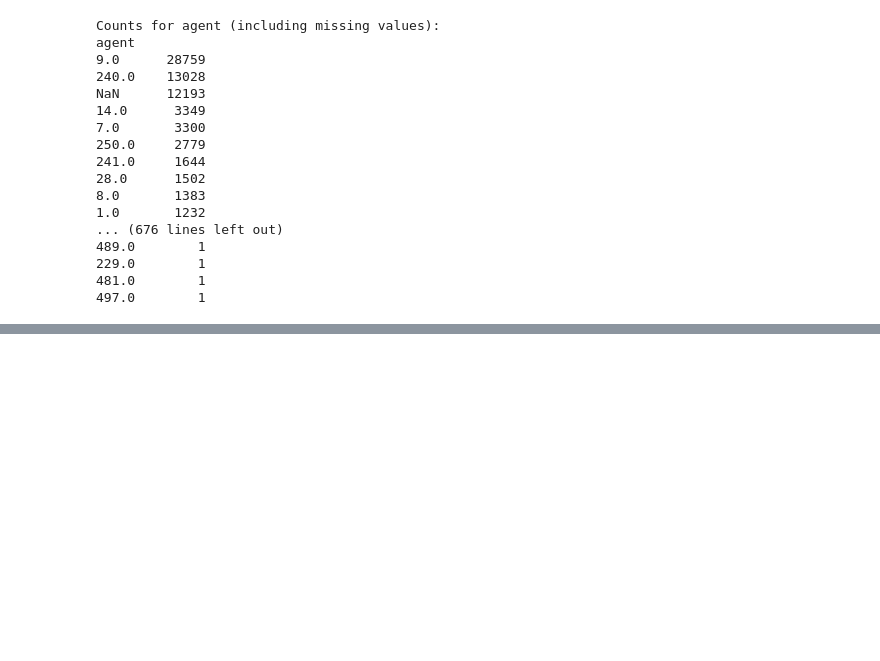
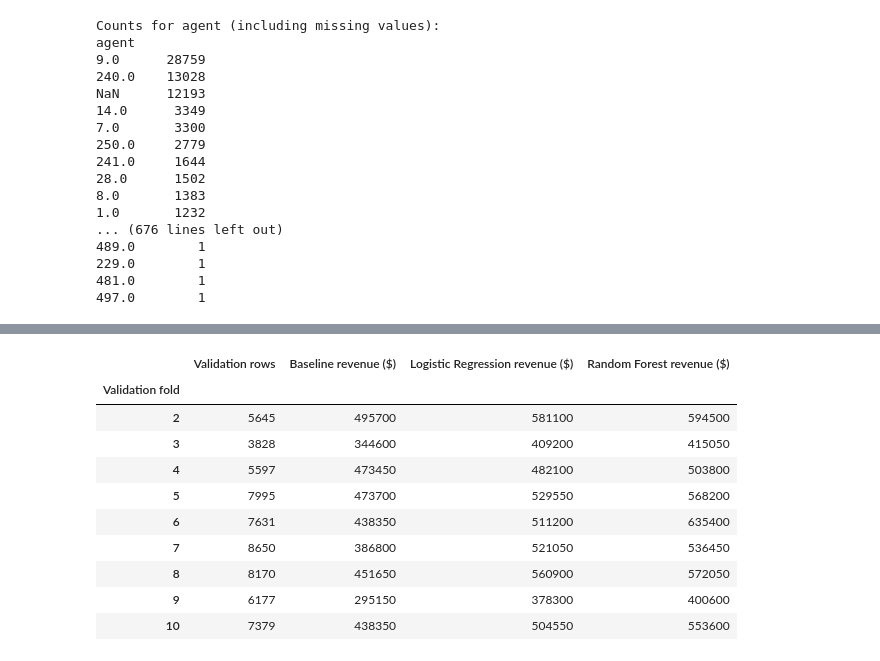
Before and after one commit to ColeUmland/Statistical-Learning-Capstone, a Jupyter notebook: Capstone.ipynb, the cells around one changed output, grey strips where cells are left out. Saved outputs shown, nothing was run; the diff lists cells and outputs as text; code cells hidden in the pictures; blank space fills up the shorter version.

Commit message:
Stage 3 Changes - pipeline for preprocessing and modeling - Two models, baseline - comparison table

```diff
--- a/Capstone.ipynb
+++ b/Capstone.ipynb
@@ -132,6 +132,7 @@ Removed 31,994 duplicate rows; 87,396 rows remain.
-# %%
-# Remove deposit_type because it can leak information about cancellation.
-hotels = hotels.drop(columns=["deposit_type"])
+# %%
+leakage_cols = ["reservation_status", "reservation_status_date", "deposit_type"]
+# Removing these columns because they are not known at the time of booking and would leak information about cancellations.
+hotels = hotels.drop(columns=leakage_cols)
 # %%
 # Cancellation rate across all rows (dataset column is spelled is_canceled).
 canceled = hotels["is_canceled"].eq(1)
@@ -238,0 +272,6 @@ none     12193
+# %%
+# X_train and y_train are the features and target variable for the training dataset, respectively.
+# The target variable is "is_canceled", which indicates whether a booking was canceled (1) or not (0).
+# The features are all other columns in the training dataset except for "is_canceled".
+X_train = train.drop(columns=["is_canceled"])
+y_train = train["is_canceled"]
@@ -238,0 +398,52 @@ none     12193
+# %%
+from sklearn.ensemble import RandomForestClassifier
+
+OPTIMAL_THRESHOLD = 150 / (150 + 200)  # ~0.4286
+
+results = []
+
+for split in expanding_splits:
+    prepared = prepare_expanding_split(split)
+    y_fit = prepared["y_train"]
+    y_valid_fold = prepared["y_valid"].to_numpy()
+
+    models = {
+            "Logistic Regression": LogisticRegression(max_iter=1000),
+            "Random Forest": RandomForestClassifier(
+                n_estimators=50,
+                min_samples_leaf=5,
+                random_state=42,
+                n_jobs=-1,
+            ),
+        }
+
+    # True Baseline: Accept all bookings, paying the -$200 penalty on cancellations
+    actual_kept = (y_valid_fold == 0).sum()
+    actual_canceled = (y_valid_fold == 1).sum()
+    baseline_revenue = 150 * actual_kept - 200 * actual_canceled
+
+    row = {
+        "Validation fold": split["valid_fold"] + 1,
+        "Validation rows": len(y_valid_fold),
+        "Baseline revenue ($)": baseline_revenue,
+    }
+
+    for name, model in models.items():
+        model.fit(prepared["X_train_ready"], y_fit)
+
+        # Predict cancellation probability and apply the cost-optimal threshold
+        cancel_probs = model.predict_proba(prepared["X_valid_ready"])[:, 1]
+        predictions = (cancel_probs > OPTIMAL_THRESHOLD).astype(int)
+
+        # Target 1 means canceled. Predicting 0 means accepting the booking.
+        accepted_and_kept = (predictions == 0) & (y_valid_fold == 0)
+        accepted_but_canceled = (predictions == 0) & (y_valid_fold == 1)
+
+        revenue = 150 * accepted_and_kept.sum() - 200 * accepted_but_canceled.sum()
+        row[f"{name} revenue ($)"] = revenue
+
+    results.append(row)
+
+revenue_comparison = pd.DataFrame(results).set_index("Validation fold")
+display(revenue_comparison.round(2))
+# %% [output]
@@ -238,0 +467,11 @@ none     12193
+|  | Validation rows | Baseline revenue ($) | Logistic Regression revenue ($) | Random Forest revenue ($) |
+| Validation fold |  |  |  |  |
+| 2 | 5645 | 495700 | 581100 | 594500 |
+| 3 | 3828 | 344600 | 409200 | 415050 |
+| 4 | 5597 | 473450 | 482100 | 503800 |
+| 5 | 7995 | 473700 | 529550 | 568200 |
+| 6 | 7631 | 438350 | 511200 | 635400 |
+| 7 | 8650 | 386800 | 521050 | 536450 |
+| 8 | 8170 | 451650 | 560900 | 572050 |
+| 9 | 6177 | 295150 | 378300 | 400600 |
+| 10 | 7379 | 438350 | 504550 | 553600 |
```
Also changed, not shown: parts of 15 cells of this notebook.
